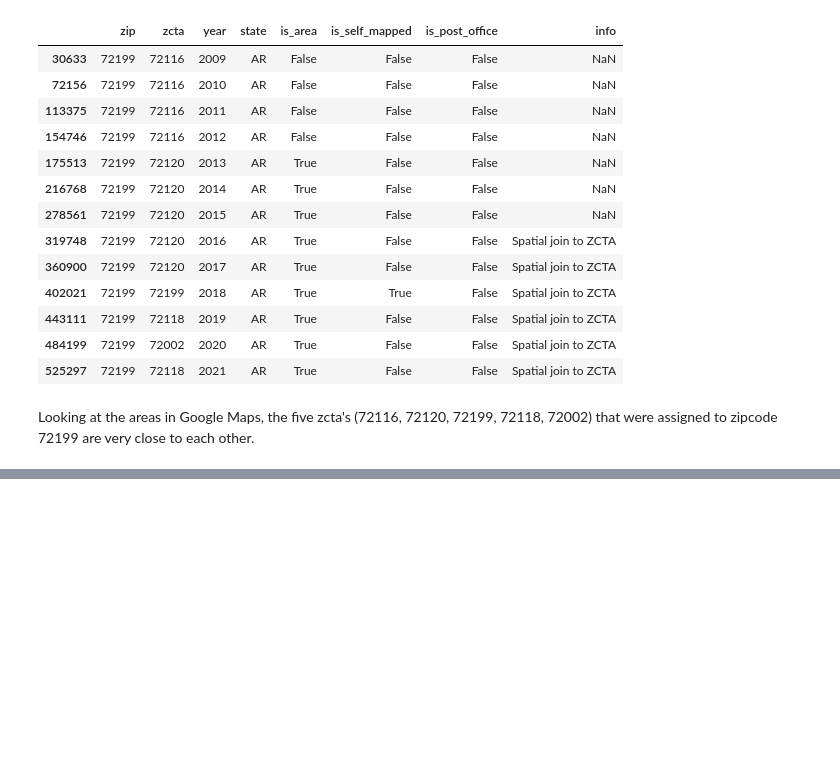
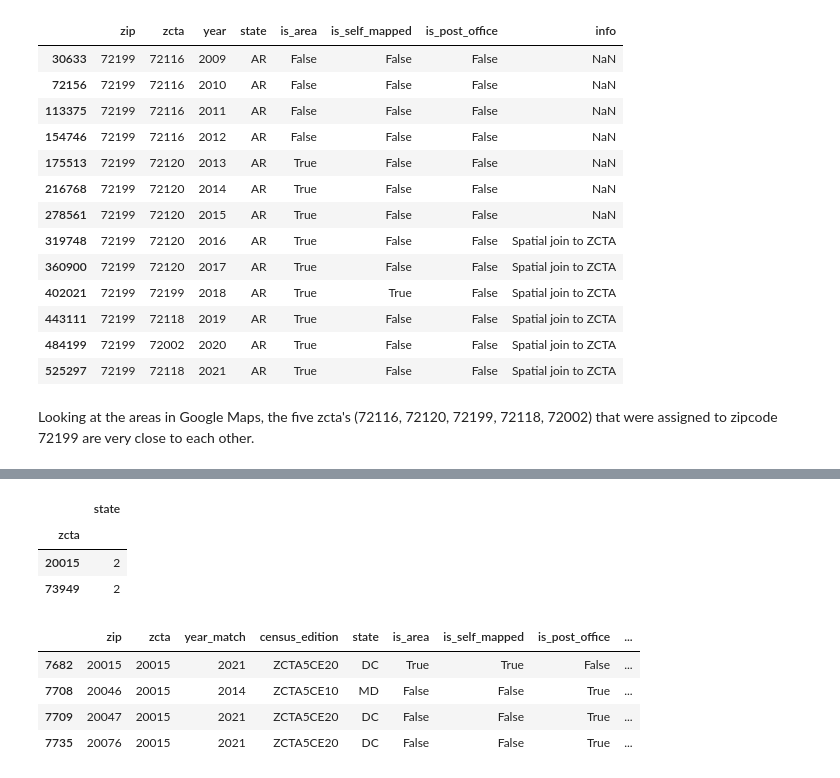
Before and after one commit to NSAPH-Data-Processing/zip2zcta_master_xwalk, a Jupyter notebook: notes/eda_clean_uds.ipynb, the cells around one changed output, grey strips where cells are left out. Drawn from its saved outputs; the diff is of its cells as text; code cells hidden in the pictures; blank space fills up the shorter version.

```diff
--- a/notes/eda_clean_uds.ipynb
+++ b/notes/eda_clean_uds.ipynb
@@ -52,0 +131,15 @@ Looking at the areas in Google Maps, the five zcta's (72116, 72120, 72199, 72118
+# %%
+nstate[nstate.state > 1]
+# %% [output]
+|  | state |
+| zcta |  |
+| 20015 | 2 |
+| 73949 | 2 |
+# %%
+df_output[df_output.zcta == 20015]
+# %% [output]
+|  | zip | zcta | year_match | census_edition | state | is_area | is_self_mapped | is_post_office | ... |
+| 7682 | 20015 | 20015 | 2021 | ZCTA5CE20 | DC | True | True | False | ... |
+| 7708 | 20046 | 20015 | 2014 | ZCTA5CE10 | MD | False | False | True | ... |
+| 7709 | 20047 | 20015 | 2021 | ZCTA5CE20 | DC | False | False | True | ... |
+| 7735 | 20076 | 20015 | 2021 | ZCTA5CE20 | DC | False | False | True | ... |
```
Also changed, not shown: parts of 7 cells of this notebook.
